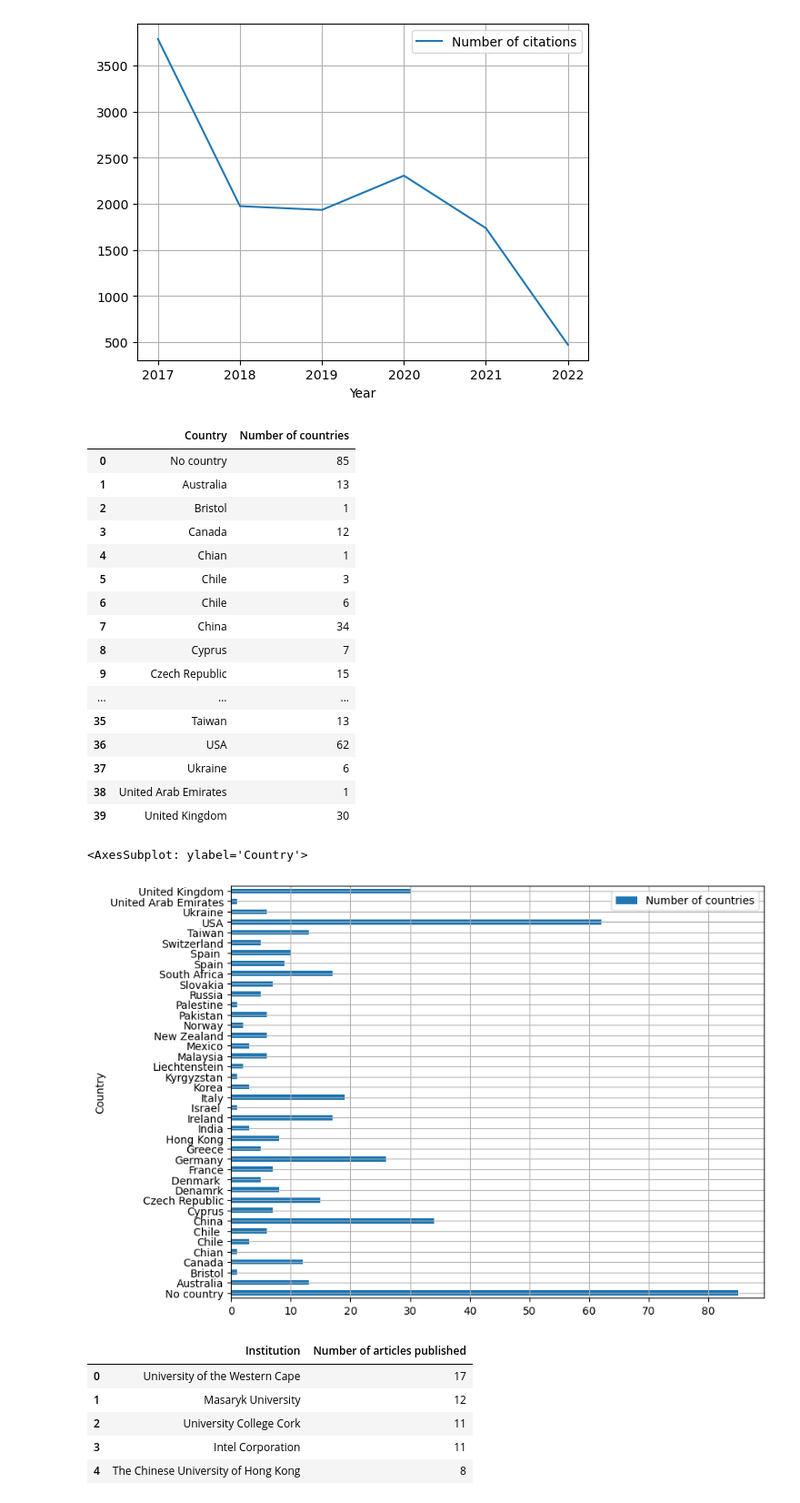
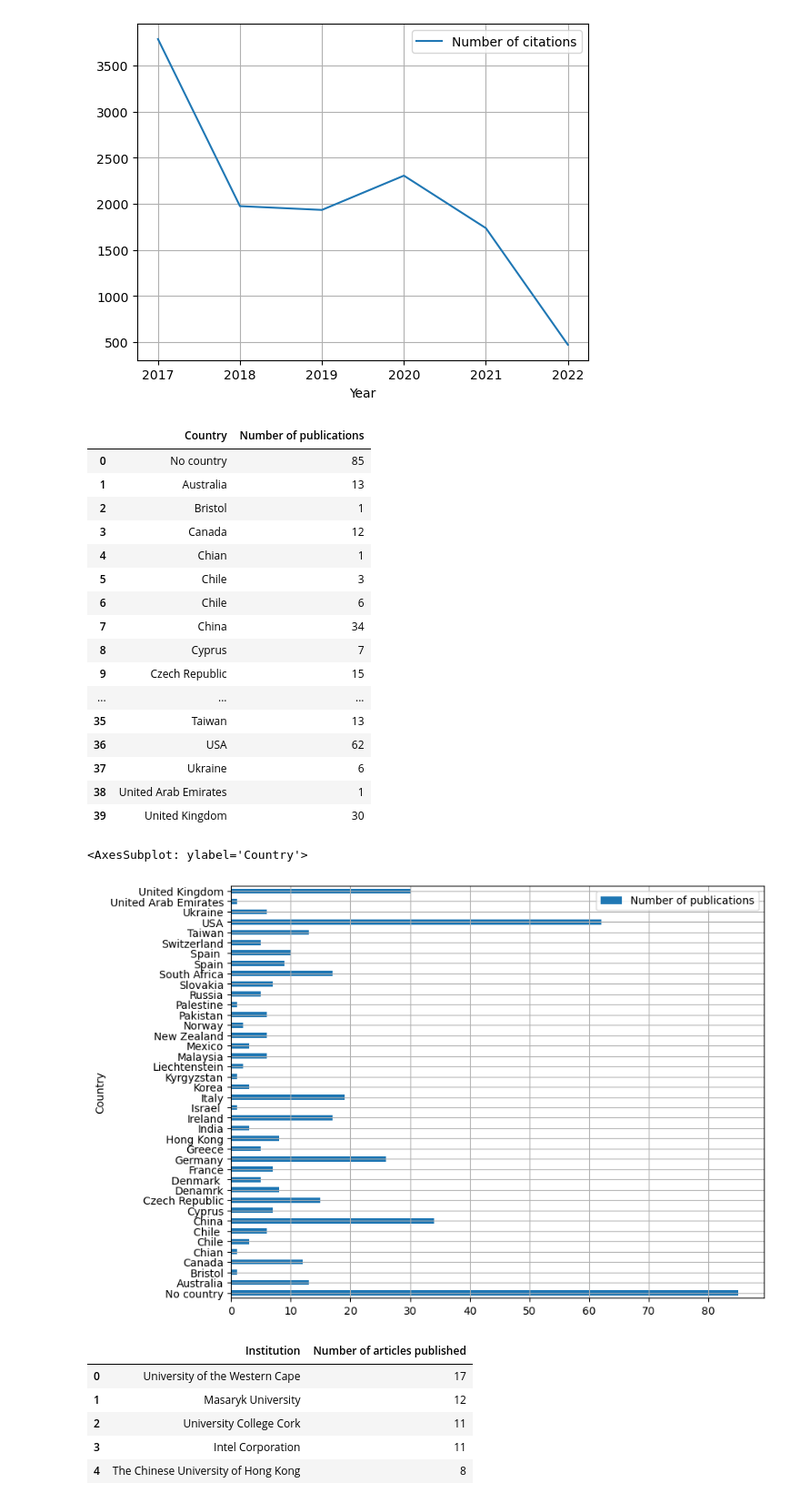
Before and after one commit to linyanna/multimodal-machine-learning, a Jupyter notebook: Assignment 1/Assignment1_pt1.ipynb, the cells around one changed output. Shown at 91% size. Cells and saved outputs as stored; diff of their text form; code cells hidden in the pictures.

```diff
--- a/Assignment 1/Assignment1_pt1.ipynb
+++ b/Assignment 1/Assignment1_pt1.ipynb
@@ -61,11 +61,11 @@ yearly_citation_df.plot(x='Year', y='Number of citations', kind='line', grid='Tr
 publication_country_counts = full_df.groupby(['Country']).count()
 publication_country_df = pd.DataFrame(publication_country_counts).iloc[:, 0:1]
 publication_country_df = publication_country_df.reset_index()
-publication_country_df.columns = ['Country', 'Number of countries']
+publication_country_df.columns = ['Country', 'Number of publications']
 publication_country_df.at[0,'Country'] = 'No country'
 publication_country_df
 # %% [output]
-|  | Country | Number of countries |
+|  | Country | Number of publications |
 | 0 | No country | 85 |
 | 1 | Australia | 13 |
 | 2 | Bristol | 1 |
@@ -83,10 +83,10 @@ publication_country_df
 | 38 | United Arab Emirates | 1 |
 | 39 | United Kingdom | 30 |
 # %%
-publication_country_df.plot.barh(x='Country', y='Number of countries', figsize=(9,7), grid=True)
+publication_country_df.plot.barh(x='Country', y='Number of publications', figsize=(9,7), grid=True)
 # %% [output]
 <AxesSubplot: ylabel='Country'>
-[figure, old version]
+[figure, new version]
 # %%
 # What are the top 5 institutions that have the most published articles in this area?
 
```
Also changed, not shown: 8 other files.
